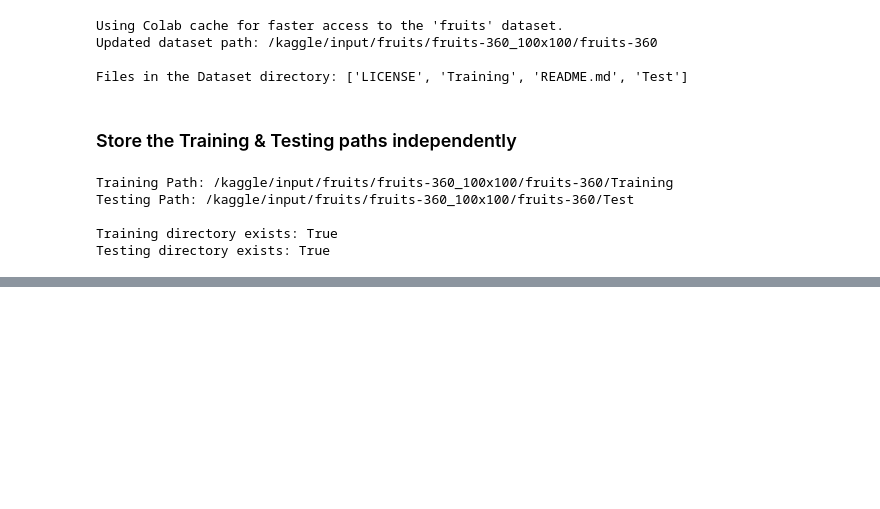
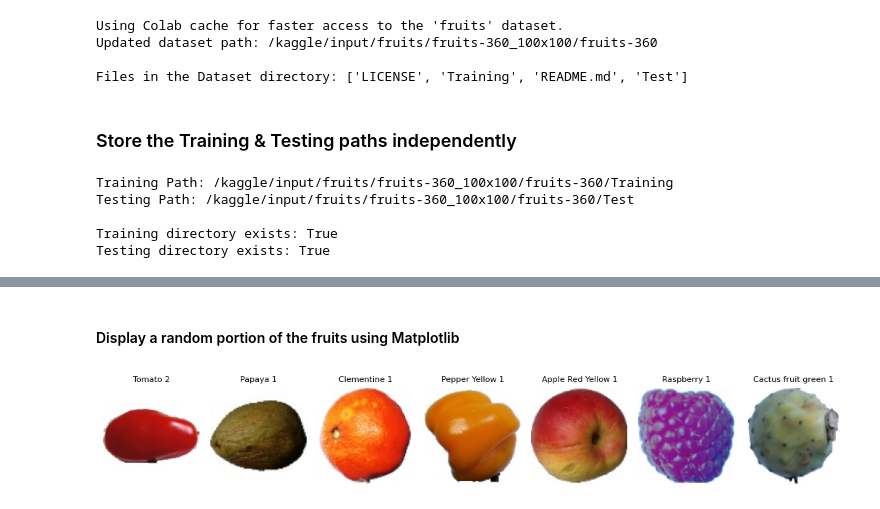
Before and after one commit to mohamedelziat50/Fruit-Recognition-MIU, a Jupyter notebook: Fruit_Recognition.ipynb, the cells around one changed output, grey strips where cells are left out. Drawn from its saved outputs; the diff is of its cells as text; code cells hidden in the pictures; blank space fills up the shorter version.

Commit message:
Fruits are now stored as `Fruit` objects with image & label, and loaded into a list. Displays random fruits using Matplotlib aswell.

```diff
--- a/Fruit_Recognition.ipynb
+++ b/Fruit_Recognition.ipynb
@@ -90,12 +107,12 @@ def display_categories(fruit_categories, no_of_categories, no_of_images):
 # Get a list of all fruit categories (subdirectories) in the training path
 fruit_categories = os.listdir(training_path)
 
-# Handle the case there's an error of loading the categories
-if not fruit_categories:
-    sys.exit("No fruit categories found in the training path. Exiting.")
-
 # Display how many labels/categories we have
 print("Number of Fruit Categories (Labels):", len(fruit_categories), end="\n\n")
 
-display_categories(fruit_categories, 3, 2)
+# Get a list of all fruits as `Fruit` objects with image & label
+fruits = get_categories(fruit_categories)
+
+# Display how many fruit images we have
+print("Number of Fruit Images (Training Data):", len(fruits))
 # %% [output]
@@ -118,0 +122,25 @@ Image path: /kaggle/input/fruits/fruits-360_100x100/fruits-360/Training/Avocado
+# %% [markdown]
+#### Display a random portion of the fruits using Matplotlib
+# %%
+fruits_to_show = random.sample(fruits, 7)
+rows, cols = 1, len(fruits_to_show)
+
+fig, axes = plt.subplots(rows, cols, figsize=(cols * 1.5, 2))
+
+for ax, fruit in zip(axes, fruits_to_show):
+    # Convert to RGB (Matplotlib) from BGR (OpenCV)
+    rgb_image = cv.cvtColor(fruit.image, cv.COLOR_BGR2RGB)
+
+    # Show image
+    ax.imshow(rgb_image)
+
+    # Label on top
+    ax.set_title(fruit.label, fontsize=8)
+
+    # Remove ticks
+    ax.axis('off')
+
+plt.tight_layout()
+plt.show()
+# %% [output]
+[figure, added]
```
Also changed, not shown: parts of 9 cells of this notebook.
